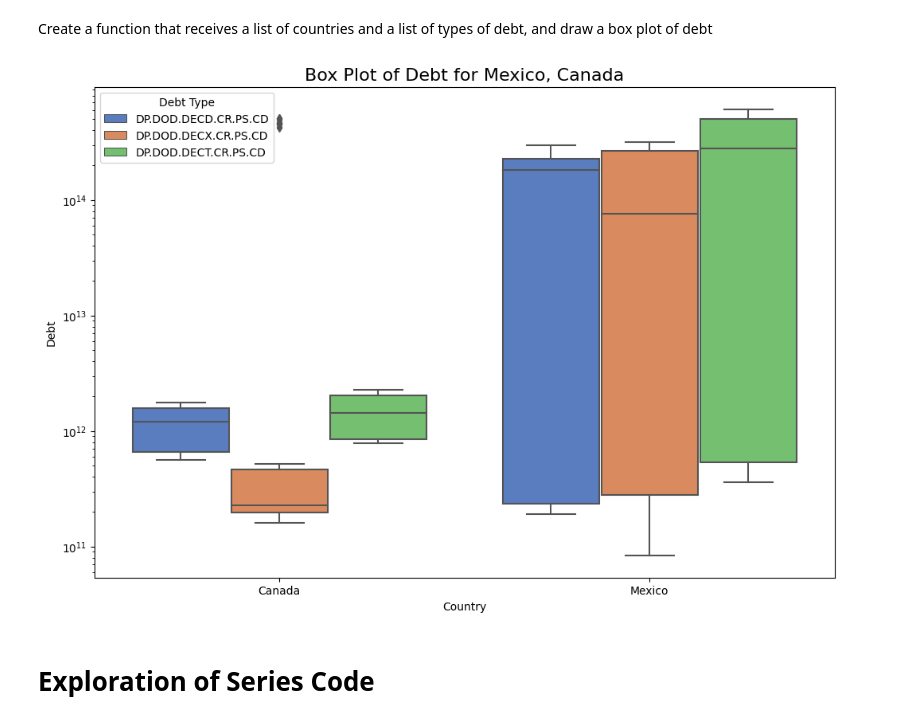
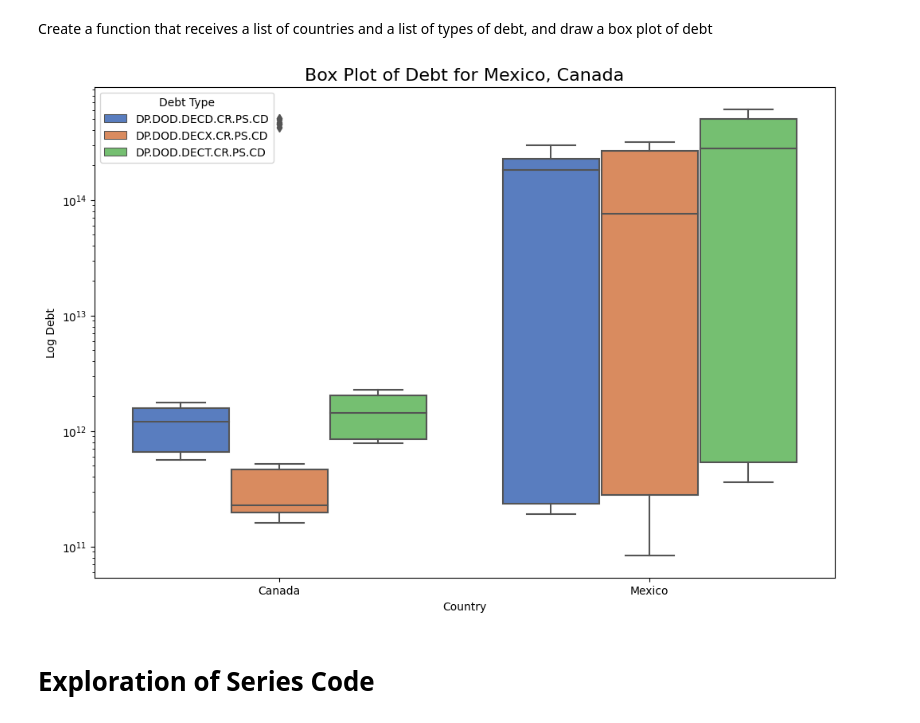
Before and after one commit to ymb287/IEU_Advanced_Coding_2, a Jupyter notebook: Project_2.ipynb, the cells around one changed output. Cells and saved outputs as stored; diff of their text form; code cells hidden in the pictures.

```diff
--- a/Project_2.ipynb
+++ b/Project_2.ipynb
@@ -220,46 +311,56 @@ line_chart_debt_types(country_to_plot, debt_types_to_plot)
 Create a function that receives a list of countries and a list of types of debt, and draw a box plot of debt
 # %%
 def box_plot_countries(countries, debt_types):
+    """
+    Draws a box plot of debt for specified countries and debt types.
+
+    Parameters:
+    - countries (list): List of country names.
+    - debt_types (list): List of debt types (Series Code).
+
+    Returns:
+    - None: Displays the box plot.
+    """
     # Get unique countries and debt types in the entire DataFrame, for the selected other value
     debt_df = debt_long[debt_long['Country Name'].isin(countries)]
     country_df = debt_long[debt_long['Series Code'].isin(debt_types)]
     available_countries = country_df['Country Name'].unique()
     available_debt = debt_df['Series Code'].unique()
 
-    # Check if there are selected countries or debt types that do not have a match in the DataFrame
+    # Check for missing countries or debt types
     missing_countries = [country for country in countries if country not in available_countries]
     missing_debt_types = [debt_type for debt_type in debt_types if debt_type not in available_debt]
 
     # Check if there is data available for the selected debt types and countries
     filtered_data = debt_long[(debt_long['Country Name'].isin(countries)) & (debt_long['Series Code'].isin(debt_types))]
     if filtered_data.empty:
         countries_str = ', '.join(countries)
         debt_types_str = ', '.join(debt_types)
         return print(f"The combination of {countries_str} and {debt_types_str} does not have any data available.")
 
     if missing_countries:
         missing_countries_str = ', '.join(missing_countries)
         print(f"The following countries are not in the data: {missing_countries_str}")
     if missing_debt_types:
         missing_debt_types_str = ', '.join(missing_debt_types)
         print(f"The following debt types are not in the data: {missing_debt_types_str}")
 
     # Create a box plot
     fig, ax = plt.subplots(figsize=(12, 8))
     plt.title(f'Box Plot of Debt for {", ".join(countries)}', fontsize=16)
     sns.boxplot(x='Country Name', y='Debt', hue='Series Code', data=filtered_data, palette='muted')
     plt.xlabel('Country')
     plt.ylabel('Log Debt')
     plt.yscale('log')
     plt.legend(title='Debt Type')
     plt.show()
 
 # Example usage:
 countries_to_plot = ['Mexico', 'Canada']
 debt_types_to_plot = ['DP.DOD.DECD.CR.PS.CD', 'DP.DOD.DECX.CR.PS.CD', 'DP.DOD.DECT.CR.PS.CD']
 box_plot_countries(countries_to_plot, debt_types_to_plot)
 # %% [output]
-[figure, old version]
+[figure, new version]
 # %% [markdown]
 # Exploration of Series Code
 # %%
```
Also changed, not shown: parts of 8 cells of this notebook, 1 other file.
